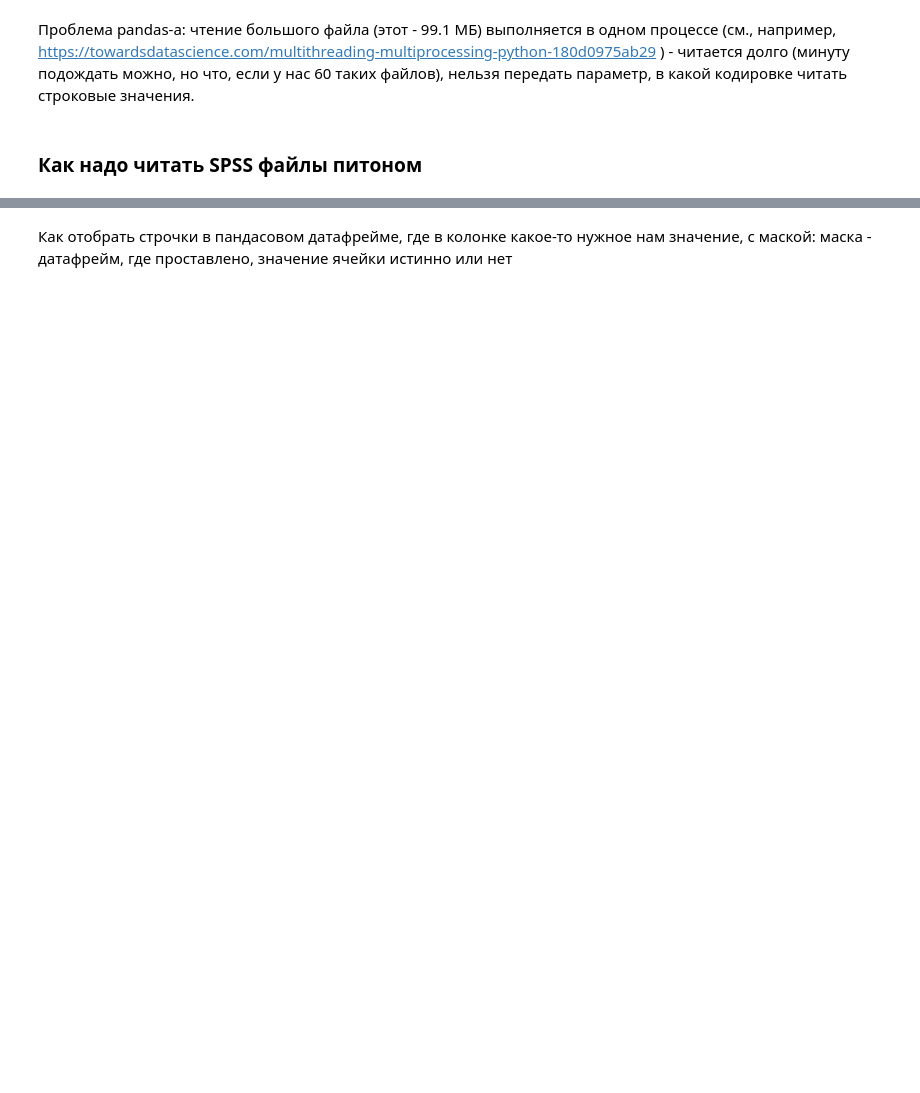
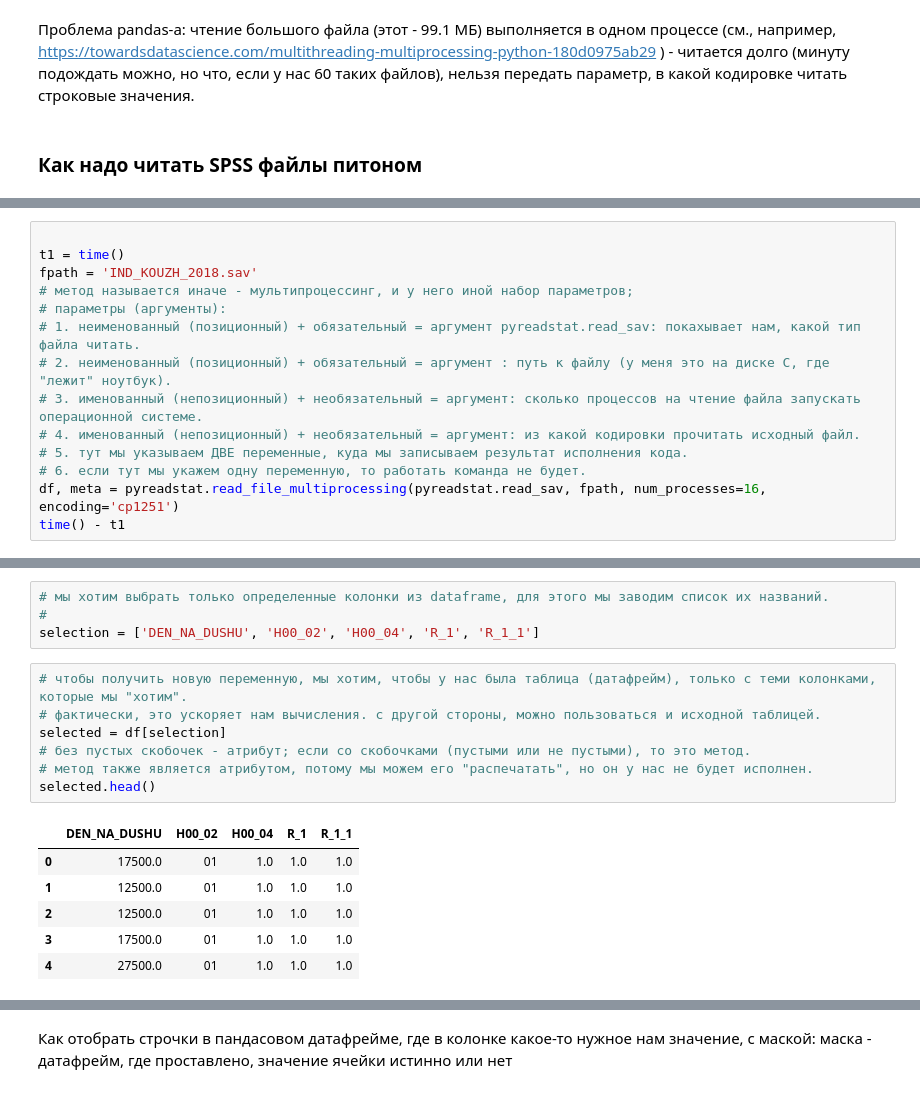
Before and after one commit to PSuvorkov/sociology, a Jupyter notebook: descriptive_statistics.ipynb, the cells around one changed output, grey strips where cells are left out. Drawn from its saved outputs; the diff is of its cells as text; blank space fills up the shorter version.

```diff
--- a/descriptive_statistics.ipynb
+++ b/descriptive_statistics.ipynb
@@ -132,0 +41,14 @@ selected
+# %%
+
+t1 = time()
+fpath = 'IND_KOUZH_2018.sav'
+# метод называется иначе - мультипроцессинг, и у него иной набор параметров;
+# параметры (аргументы):
+# 1. неименованный (позиционный) + обязательный = аргумент pyreadstat.read_sav: покахывает нам, какой тип файла читать.
+# 2. неименованный (позиционный) + обязательный = аргумент : путь к файлу (у меня это на диске С, где "лежит" ноутбук).
+# 3. именованный (непозиционный) + необязательный = аргумент: сколько процессов на чтение файла запускать операционной системе.
+# 4. именованный (непозиционный) + необязательный = аргумент: из какой кодировки прочитать исходный файл.
+# 5. тут мы указываем ДВЕ переменные, куда мы записываем результат исполнения кода.
+# 6. если тут мы укажем одну переменную, то работать команда не будет.
+df, meta = pyreadstat.read_file_multiprocessing(pyreadstat.read_sav, fpath, num_processes=16, encoding='cp1251')
+time() - t1
@@ -132,0 +165,18 @@ selected
+# %%
+# мы хотим выбрать только определенные колонки из dataframe, для этого мы заводим список их названий.
+#
+selection = ['DEN_NA_DUSHU', 'H00_02', 'H00_04', 'R_1', 'R_1_1']
+# %%
+# чтобы получить новую переменную, мы хотим, чтобы у нас была таблица (датафрейм), только с теми колонками, которые мы "хотим".
+# фактически, это ускоряет нам вычисления. с другой стороны, можно пользоваться и исходной таблицей.
+selected = df[selection]
+# без пустых скобочек - атрибут; если со скобочками (пустыми или не пустыми), то это метод.
+# метод также является атрибутом, потому мы можем его "распечатать", но он у нас не будет исполнен.
+selected.head()
+# %% [output]
+|  | DEN_NA_DUSHU | H00_02 | H00_04 | R_1 | R_1_1 |
+| 0 | 17500.0 | 01 | 1.0 | 1.0 | 1.0 |
+| 1 | 12500.0 | 01 | 1.0 | 1.0 | 1.0 |
+| 2 | 12500.0 | 01 | 1.0 | 1.0 | 1.0 |
+| 3 | 17500.0 | 01 | 1.0 | 1.0 | 1.0 |
+| 4 | 27500.0 | 01 | 1.0 | 1.0 | 1.0 |
```
Also changed, not shown: parts of 52 cells of this notebook.
